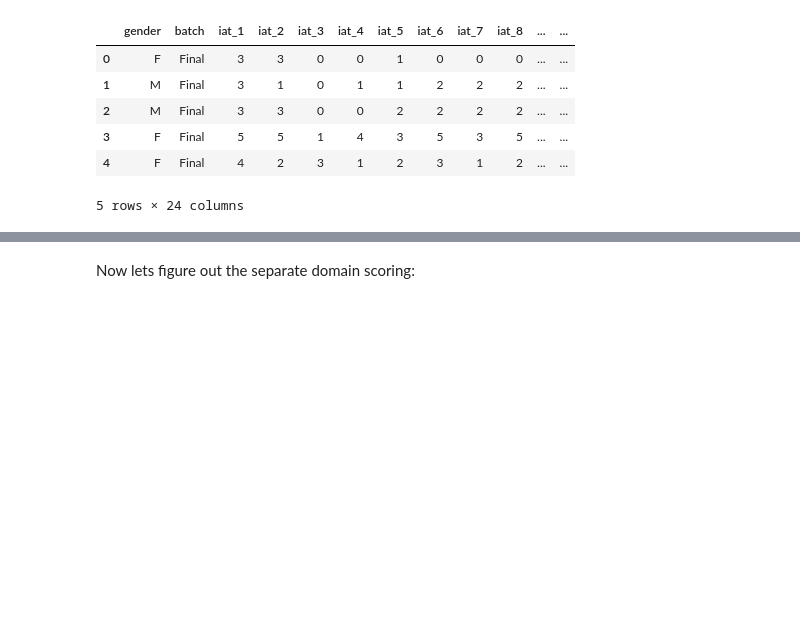
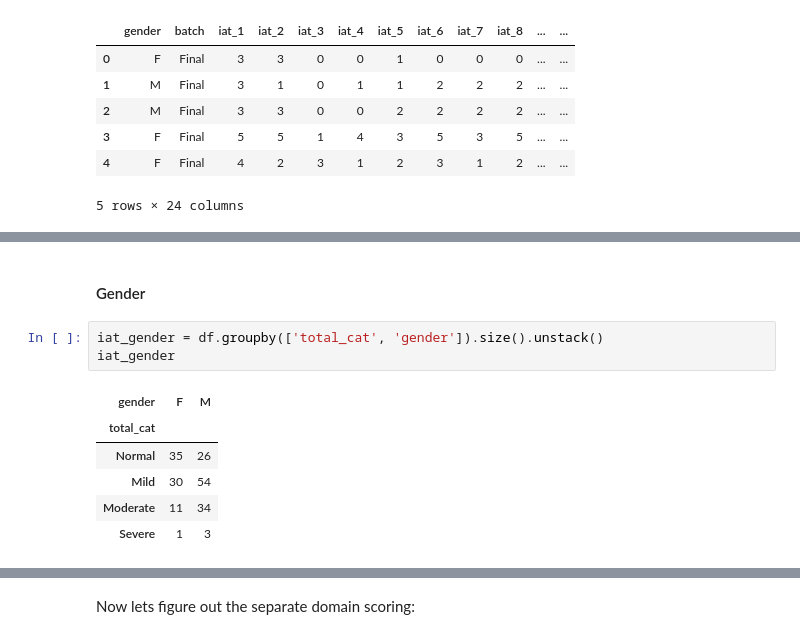
Before and after one commit to akankshazc/sts_iad, a Jupyter notebook: 3_iat.ipynb, the cells around one changed output, grey strips where cells are left out. Drawn from its saved outputs; the diff is of its cells as text; blank space fills up the shorter version.

```diff
--- a/3_iat.ipynb
+++ b/3_iat.ipynb
@@ -70,0 +157,12 @@ The values match with the ones in the report.
+# %% [markdown]
+#### Gender
+# %%
+iat_gender = df.groupby(['total_cat', 'gender']).size().unstack()
+iat_gender
+# %% [output]
+| gender | F | M |
+| total_cat |  |  |
+| Normal | 35 | 26 |
+| Mild | 30 | 54 |
+| Moderate | 11 | 34 |
+| Severe | 1 | 3 |
```
Also changed, not shown: parts of 20 cells of this notebook.
